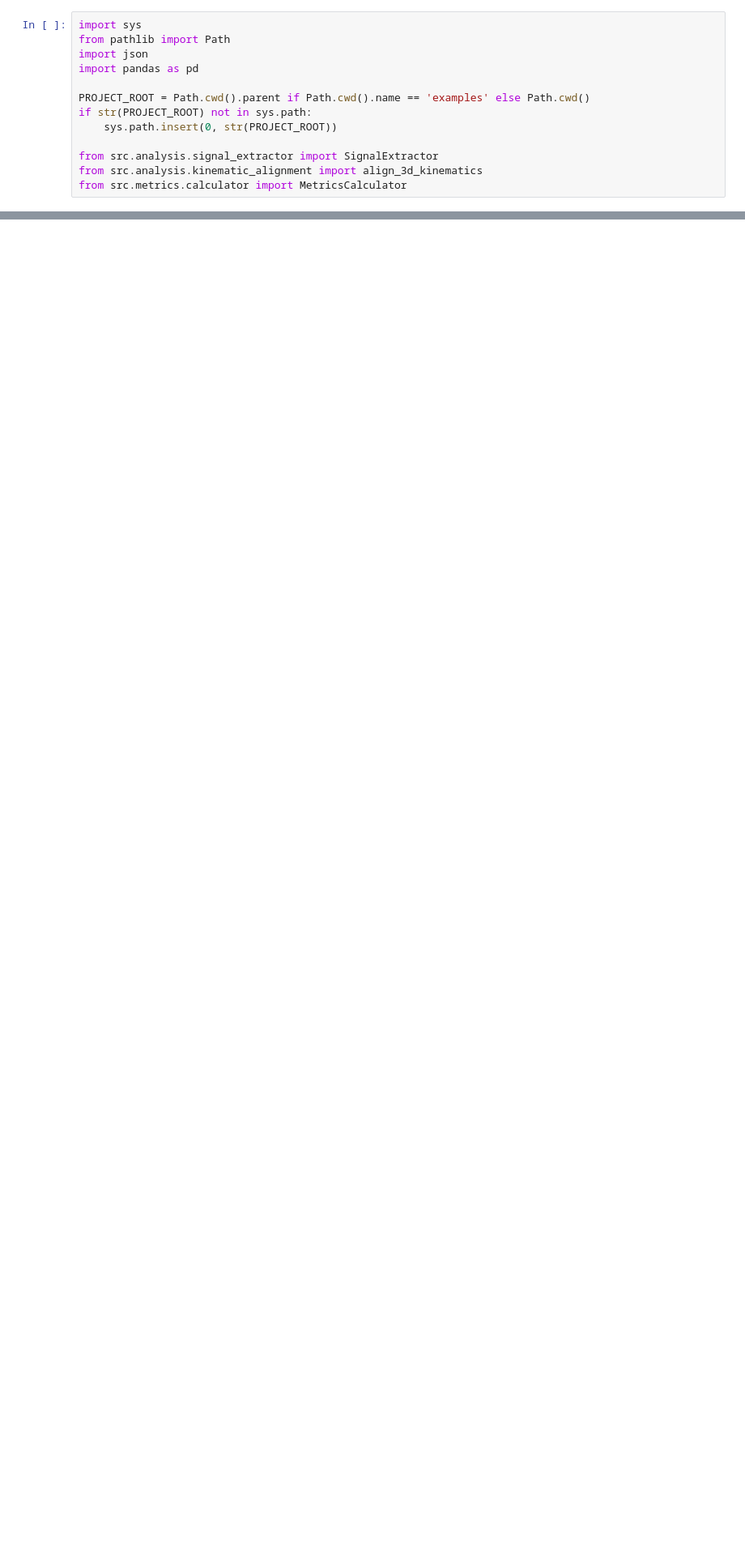
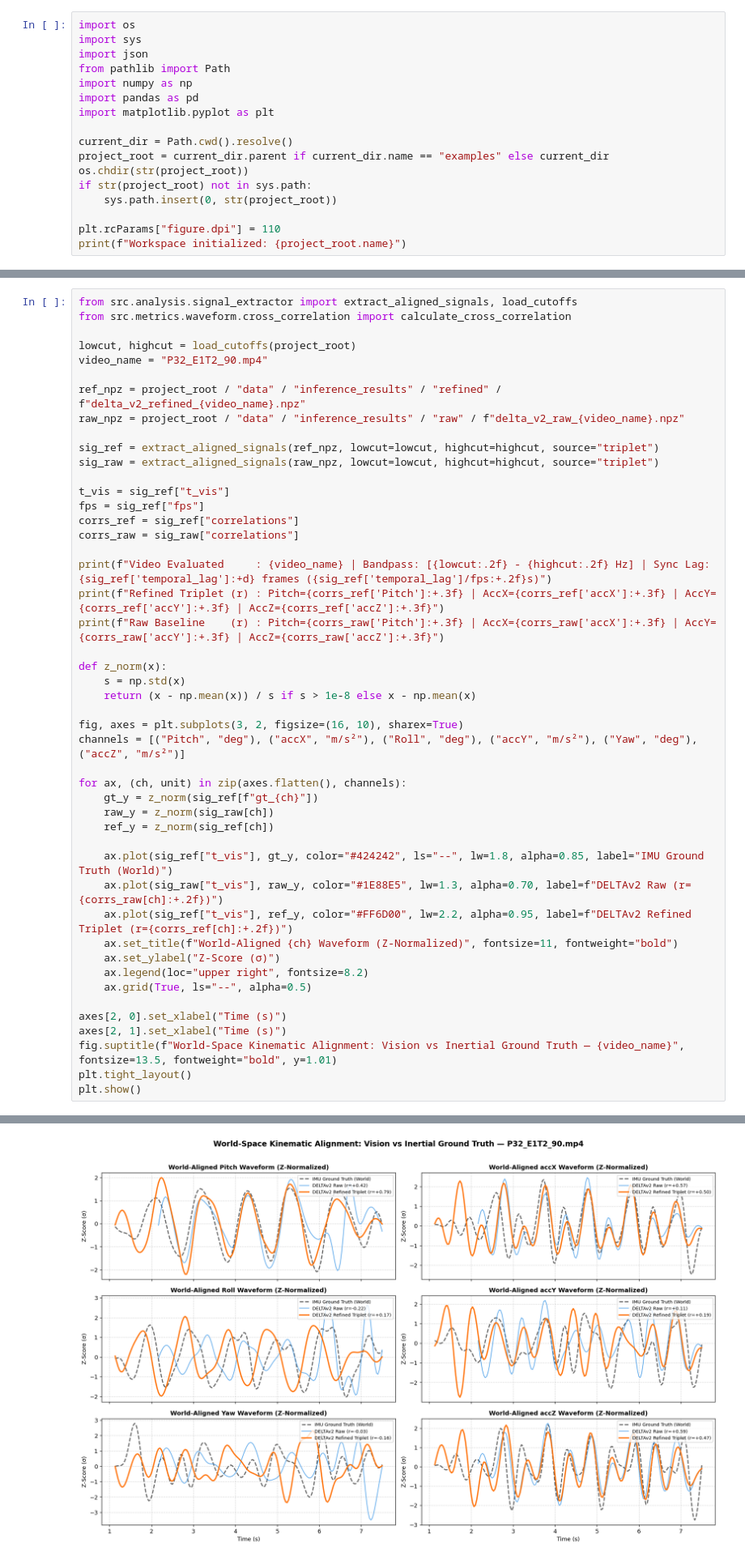
Before and after one commit to Rob00t-unimi/monocular-3d-gait-tracking-deltav2, a Jupyter notebook: examples/05_kinematic_alignment_and_benchmark_metrics.ipynb, the cells around one changed output, grey strips where cells are left out. Shown at 81% size. Saved outputs shown, nothing was run; the diff lists cells and outputs as text; blank space fills up the shorter version.

```diff
--- a/examples/05_kinematic_alignment_and_benchmark_metrics.ipynb
+++ b/examples/05_kinematic_alignment_and_benchmark_metrics.ipynb
@@ -8,13 +14,17 @@ This notebook demonstrates **Stage 5** of the `monocular-3d-gait-tracking-deltav
 # %%
+import os
 import sys
+import json
 from pathlib import Path
-import json
+import numpy as np
 import pandas as pd
+import matplotlib.pyplot as plt
 
-PROJECT_ROOT = Path.cwd().parent if Path.cwd().name == 'examples' else Path.cwd()
-if str(PROJECT_ROOT) not in sys.path:
-    sys.path.insert(0, str(PROJECT_ROOT))
+current_dir = Path.cwd().resolve()
+project_root = current_dir.parent if current_dir.name == "examples" else current_dir
+os.chdir(str(project_root))
+if str(project_root) not in sys.path:
+    sys.path.insert(0, str(project_root))
 
-from src.analysis.signal_extractor import SignalExtractor
-from src.analysis.kinematic_alignment import align_3d_kinematics
-from src.metrics.calculator import MetricsCalculator
+plt.rcParams["figure.dpi"] = 110
+print(f"Workspace initialized: {project_root.name}")
@@ -25,0 +37,48 @@ print(df[['tier', 'n_videos', 'pitch_pearson_r_mean', 'pitch_rom_err_mean', 'acc
+# %%
+from src.analysis.signal_extractor import extract_aligned_signals, load_cutoffs
+from src.metrics.waveform.cross_correlation import calculate_cross_correlation
+
+lowcut, highcut = load_cutoffs(project_root)
+video_name = "P32_E1T2_90.mp4"
+
+ref_npz = project_root / "data" / "inference_results" / "refined" / f"delta_v2_refined_{video_name}.npz"
+raw_npz = project_root / "data" / "inference_results" / "raw" / f"delta_v2_raw_{video_name}.npz"
+
+sig_ref = extract_aligned_signals(ref_npz, lowcut=lowcut, highcut=highcut, source="triplet")
+sig_raw = extract_aligned_signals(raw_npz, lowcut=lowcut, highcut=highcut, source="triplet")
+
+t_vis = sig_ref["t_vis"]
+fps = sig_ref["fps"]
+corrs_ref = sig_ref["correlations"]
+corrs_raw = sig_raw["correlations"]
+
+print(f"Video Evaluated     : {video_name} | Bandpass: [{lowcut:.2f} - {highcut:.2f} Hz] | Sync Lag: {sig_ref['temporal_lag']:+d} frames ({sig_ref['temporal_lag']/fps:+.2f}s)")
+print(f"Refined Triplet (r) : Pitch={corrs_ref['Pitch']:+.3f} | AccX={corrs_ref['accX']:+.3f} | AccY={corrs_ref['accY']:+.3f} | AccZ={corrs_ref['accZ']:+.3f}")
+print(f"Raw Baseline    (r) : Pitch={corrs_raw['Pitch']:+.3f} | AccX={corrs_raw['accX']:+.3f} | AccY={corrs_raw['accY']:+.3f} | AccZ={corrs_raw['accZ']:+.3f}")
+
+def z_norm(x):
+    s = np.std(x)
+    return (x - np.mean(x)) / s if s > 1e-8 else x - np.mean(x)
+
+fig, axes = plt.subplots(3, 2, figsize=(16, 10), sharex=True)
+channels = [("Pitch", "deg"), ("accX", "m/s²"), ("Roll", "deg"), ("accY", "m/s²"), ("Yaw", "deg"), ("accZ", "m/s²")]
+
+for ax, (ch, unit) in zip(axes.flatten(), channels):
+    gt_y = z_norm(sig_ref[f"gt_{ch}"])
+    raw_y = z_norm(sig_raw[ch])
+    ref_y = z_norm(sig_ref[ch])
+
+    ax.plot(sig_ref["t_vis"], gt_y, color="#424242", ls="--", lw=1.8, alpha=0.85, label="IMU Ground Truth (World)")
+    ax.plot(sig_raw["t_vis"], raw_y, color="#1E88E5", lw=1.3, alpha=0.70, label=f"DELTAv2 Raw (r={corrs_raw[ch]:+.2f})")
+    ax.plot(sig_ref["t_vis"], ref_y, color="#FF6D00", lw=2.2, alpha=0.95, label=f"DELTAv2 Refined Triplet (r={corrs_ref[ch]:+.2f})")
+    ax.set_title(f"World-Aligned {ch} Waveform (Z-Normalized)", fontsize=11, fontweight="bold")
+    ax.set_ylabel("Z-Score (σ)")
+    ax.legend(loc="upper right", fontsize=8.2)
+    ax.grid(True, ls="--", alpha=0.5)
+
+axes[2, 0].set_xlabel("Time (s)")
+axes[2, 1].set_xlabel("Time (s)")
+fig.suptitle(f"World-Space Kinematic Alignment: Vision vs Inertial Ground Truth — {video_name}", fontsize=13.5, fontweight="bold", y=1.01)
+plt.tight_layout()
+plt.show()
+# %% [output]
@@ -25,0 +88 @@ print(df[['tier', 'n_videos', 'pitch_pearson_r_mean', 'pitch_rom_err_mean', 'acc
+[figure, added]
```
Also changed, not shown: parts of 10 cells of this notebook, 4 other files.
